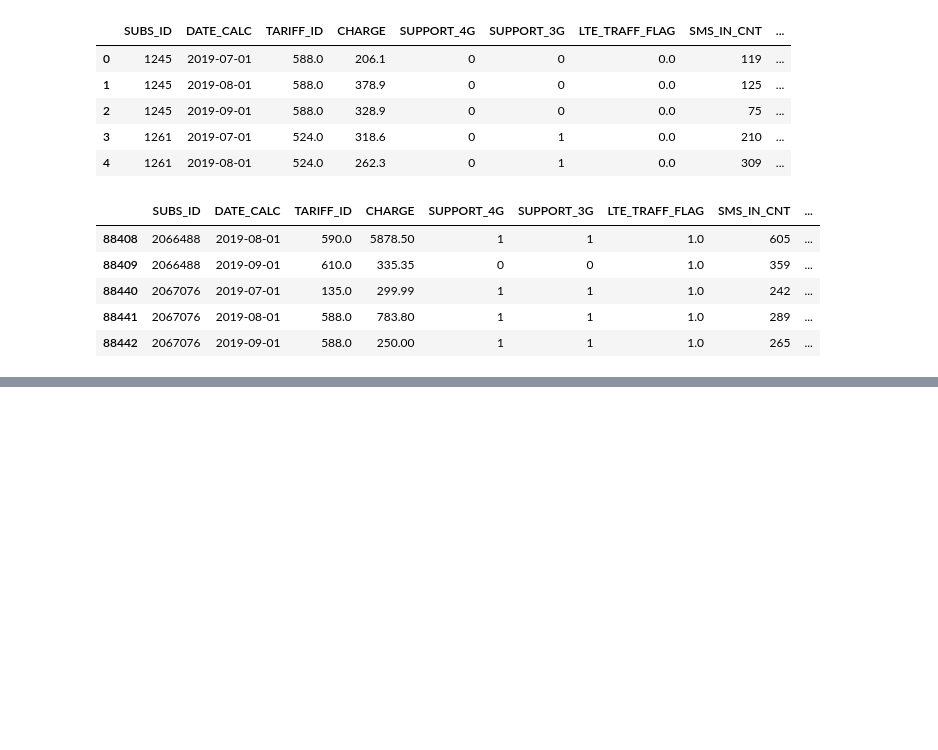
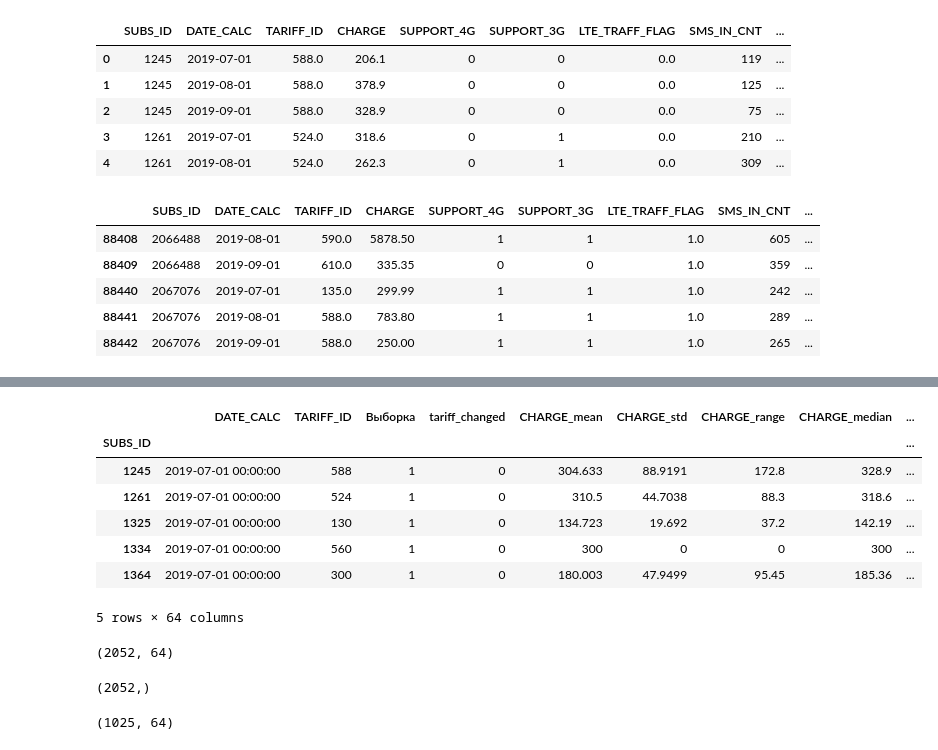
Before and after one commit to marcenavuc/best, a Jupyter notebook: Prepare.ipynb, the cells around one changed output, grey strips where cells are left out. Cells and saved outputs as stored; diff of their text form; code cells hidden in the pictures; blank space fills up the shorter version.

```diff
--- a/Prepare.ipynb
+++ b/Prepare.ipynb
@@ -273,0 +306,13 @@ balanced_df.to_csv('balanced_df.csv')
+# %%
+subs_ids = np.unique(balanced_df['SUBS_ID'])
+series_list = []
+for idx in subs_ids:
+    df = balanced_df[balanced_df['SUBS_ID'] == idx]
+    for column in df.columns[3:-2]:
+        df[column+'_mean'] = df[column].mean()
+        df[column+'_std'] = df[column].std()
+        df[column+'_range'] = df[column].max() - df[column].min()
+        df[column+'_median'] = df[column].median()
+        df = df.drop(columns = [column])
+    df = df.loc[df.index.tolist()[0]]
+    series_list.append(df)
@@ -273,0 +340,23 @@ balanced_df.to_csv('balanced_df.csv')
+# %%
+balanced_df_with_features = pd.concat(series_list, axis = 1)
+# %%
+balanced_df_with_features = balanced_df_with_features.T.set_index('SUBS_ID')
+# %%
+balanced_df_with_features.head()
+# %% [output]
+|  | DATE_CALC | TARIFF_ID | Выборка | tariff_changed | CHARGE_mean | CHARGE_std | CHARGE_range | CHARGE_median | ... |
+| SUBS_ID |  |  |  |  |  |  |  |  | ... |
+| 1245 | 2019-07-01 00:00:00 | 588 | 1 | 0 | 304.633 | 88.9191 | 172.8 | 328.9 | ... |
+| 1261 | 2019-07-01 00:00:00 | 524 | 1 | 0 | 310.5 | 44.7038 | 88.3 | 318.6 | ... |
+| 1325 | 2019-07-01 00:00:00 | 130 | 1 | 0 | 134.723 | 19.692 | 37.2 | 142.19 | ... |
+| 1334 | 2019-07-01 00:00:00 | 560 | 1 | 0 | 300 | 0 | 0 | 300 | ... |
+| 1364 | 2019-07-01 00:00:00 | 300 | 1 | 0 | 180.003 | 47.9499 | 95.45 | 185.36 | ... |
+5 rows × 64 columns
+# %%
+balanced_df_with_features.shape
+# %% [output]
+(2052, 64)
+# %%
+subs_ids.shape
+# %% [output]
+(2052,)
@@ -273,0 +365,4 @@ balanced_df.to_csv('balanced_df.csv')
+# %%
+balanced_df_with_features[balanced_df_with_features['tariff_changed'] == 0].shape
+# %% [output]
+(1025, 64)
```
Also changed, not shown: parts of 15 cells of this notebook, 1 other file.
